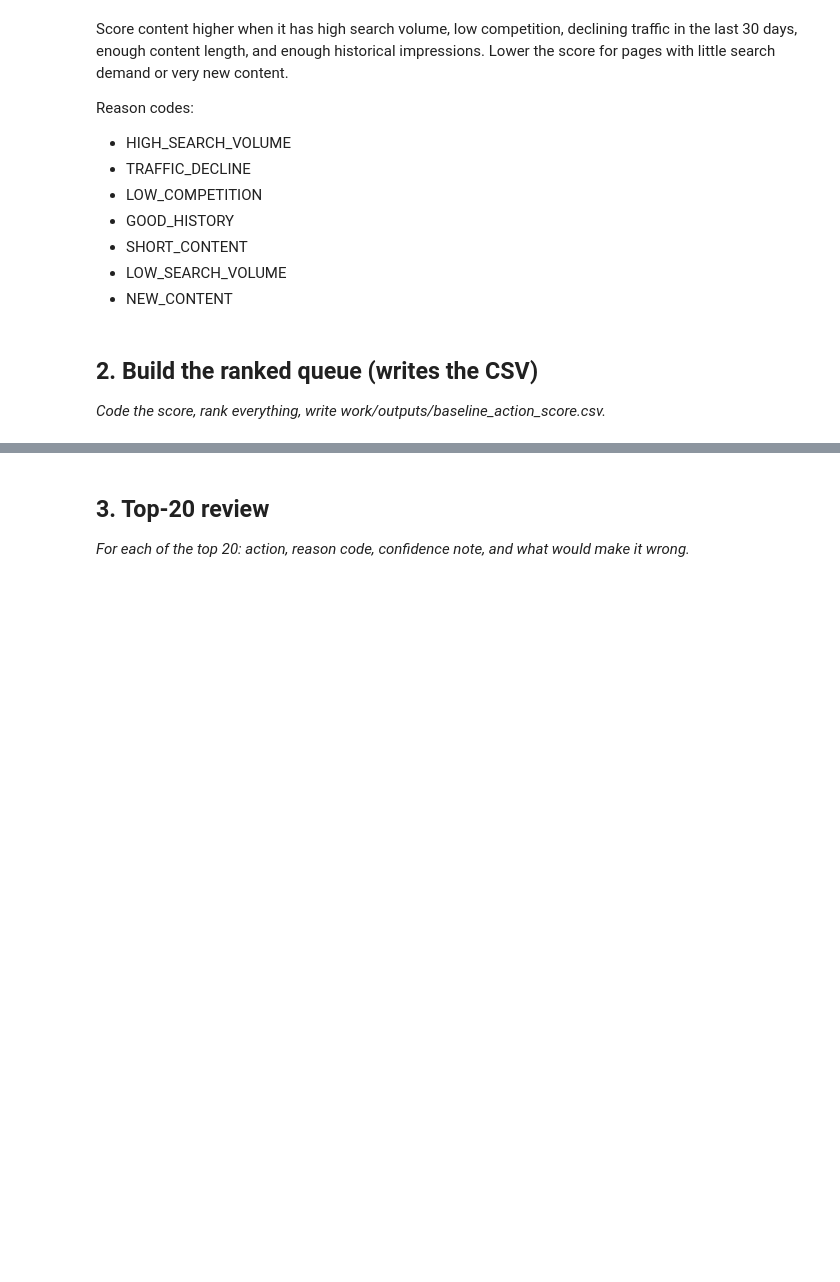
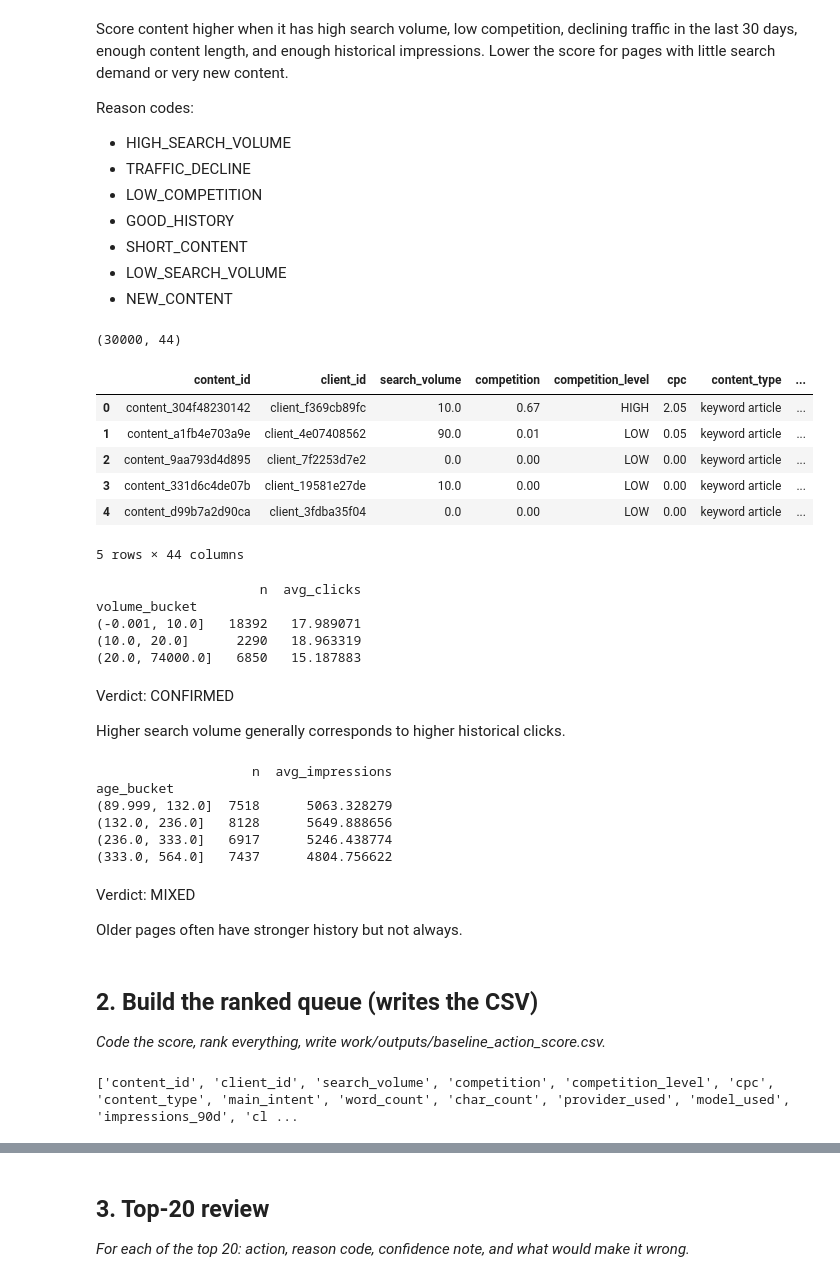
Before and after one commit to hamzaali-712/ML, a Jupyter notebook: work/notebooks/w04_baseline_score.ipynb, the cells around one changed output, grey strips where cells are left out. Drawn from its saved outputs; the diff is of its cells as text; code cells hidden in the pictures; blank space fills up the shorter version.

```diff
--- a/work/notebooks/w04_baseline_score.ipynb
+++ b/work/notebooks/w04_baseline_score.ipynb
@@ -21,6 +21,76 @@ Reason codes:
 - SHORT_CONTENT
 - LOW_SEARCH_VOLUME
 - NEW_CONTENT
+# %%
+import pandas as pd
+import numpy as np
+
+df = pd.read_csv("../../data/raw/content_refresh_anonymized.csv")
+
+print(df.shape)
+df.head()
+# %% [output]
+(30000, 44)
+|  | content_id | client_id | search_volume | competition | competition_level | cpc | content_type | ... |
+| 0 | content_304f48230142 | client_f369cb89fc | 10.0 | 0.67 | HIGH | 2.05 | keyword article | ... |
+| 1 | content_a1fb4e703a9e | client_4e07408562 | 90.0 | 0.01 | LOW | 0.05 | keyword article | ... |
+| 2 | content_9aa793d4d895 | client_7f2253d7e2 | 0.0 | 0.00 | LOW | 0.00 | keyword article | ... |
+| 3 | content_331d6c4de07b | client_19581e27de | 10.0 | 0.00 | LOW | 0.00 | keyword article | ... |
+| 4 | content_d99b7a2d90ca | client_3fdba35f04 | 0.0 | 0.00 | LOW | 0.00 | keyword article | ... |
+5 rows × 44 columns
+# %%
+df["volume_bucket"] = pd.qcut(
+    df["search_volume"],
+    q=4,
+    duplicates="drop"
+)
+
+table = (
+    df.groupby("volume_bucket")
+      .agg(
+          n=("search_volume","size"),
+          avg_clicks=("clicks_90d","mean")
+      )
+)
+
+print(table)
+# %% [output]
+                     n  avg_clicks
+volume_bucket
+(-0.001, 10.0]   18392   17.989071
+(10.0, 20.0]      2290   18.963319
+(20.0, 74000.0]   6850   15.187883
+# %% [markdown]
+Verdict: CONFIRMED
+
+Higher search volume generally corresponds to higher historical clicks.
+# %%
+df["age_bucket"] = pd.qcut(
+    df["content_age_days"],
+    q=4,
+    duplicates="drop"
+)
+
+table = (
+    df.groupby("age_bucket")
+      .agg(
+          n=("content_age_days","size"),
+          avg_impressions=("impressions_90d","mean")
+      )
+)
+
+print(table)
+# %% [output]
+                    n  avg_impressions
+age_bucket
+(89.999, 132.0]  7518      5063.328279
+(132.0, 236.0]   8128      5649.888656
+(236.0, 333.0]   6917      5246.438774
+(333.0, 564.0]   7437      4804.756622
+# %% [markdown]
+Verdict: MIXED
+
+Older pages often have stronger history but not always.
 # %% [markdown]
 ## 2. Build the ranked queue (writes the CSV)
 
@@ -27,0 +145,4 @@ Reason codes:
+# %%
+print(baseline.columns.tolist())
+# %% [output]
+['content_id', 'client_id', 'search_volume', 'competition', 'competition_level', 'cpc', 'content_type', 'main_intent', 'word_count', 'char_count', 'provider_used', 'model_used', 'impressions_90d', 'cl ...
```
Also changed, not shown: parts of 10 cells of this notebook.
